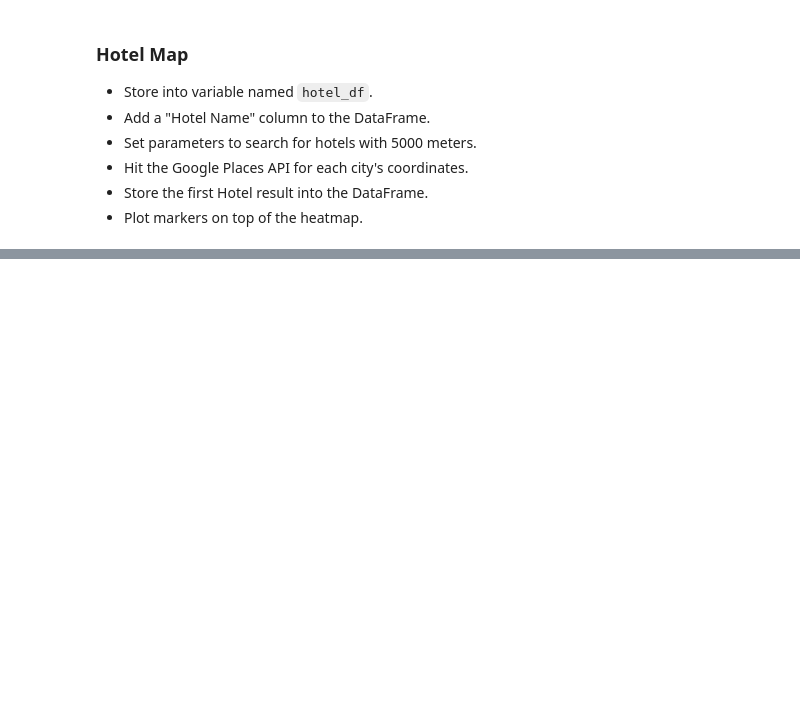
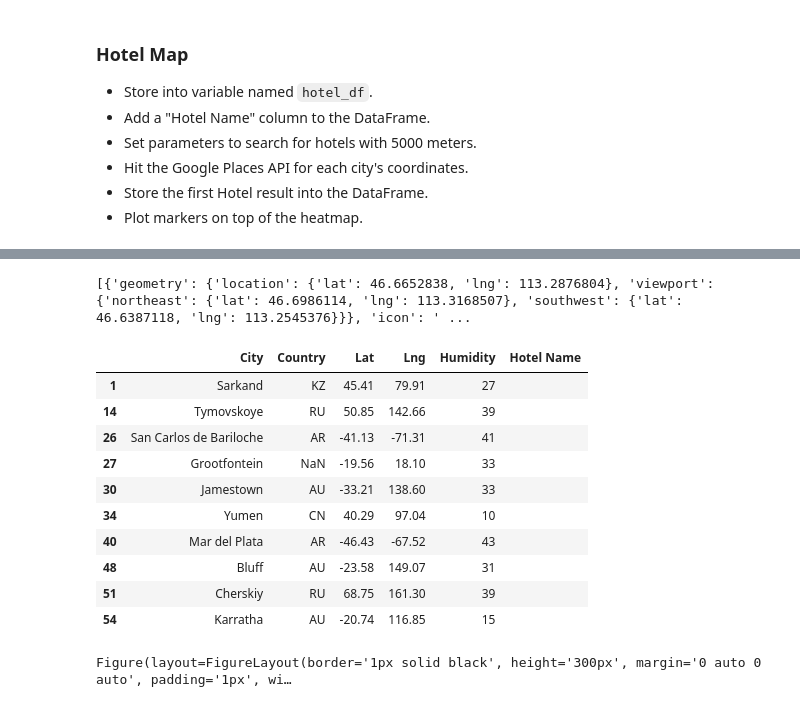
Before and after one commit to deborah129/python-api-challenge, a Jupyter notebook: VacationPy.ipynb, the cells around one changed output, grey strips where cells are left out. Saved outputs shown, nothing was run; the diff lists cells and outputs as text; code cells hidden in the pictures; blank space fills up the shorter version.

```diff
--- a/VacationPy.ipynb
+++ b/VacationPy.ipynb
@@ -123,6 +141,6 @@ See the caveats in the documentation: http://pandas.pydata.org/pandas-docs/stabl
 # %%
 base_url = "https://maps.googleapis.com/maps/api/place/nearbysearch/json"
-print(requests.get(base_url).json())
+#print(requests.get(base_url).json())
 params = {"radius": 5000,
             "type": "hotels",
          "key": g_key}
@@ -132,12 +150,27 @@ for index, row in hotels_df.iterrows():
     response = requests.get(base_url, params =params).json()
 
     results = response["results"]
+print(results)
     #hotel_names.append(response["results"][0]["name"])
 #print(hotel_names)
+# %% [output]
+[{'geometry': {'location': {'lat': 46.6652838, 'lng': 113.2876804}, 'viewport': {'northeast': {'lat': 46.6986114, 'lng': 113.3168507}, 'southwest': {'lat': 46.6387118, 'lng': 113.2545376}}}, 'icon': ' ...
 # %%
 
-hotels_df.loc[index, "Hotel Name"] = results['hotel_names']
-hotels_df
+hotels_df.loc[index, "Hotel Name"] = results[0]['name']
+hotels_df.head(10)
+# %% [output]
+|  | City | Country | Lat | Lng | Humidity | Hotel Name |
+| 1 | Sarkand | KZ | 45.41 | 79.91 | 27 |  |
+| 14 | Tymovskoye | RU | 50.85 | 142.66 | 39 |  |
+| 26 | San Carlos de Bariloche | AR | -41.13 | -71.31 | 41 |  |
+| 27 | Grootfontein | NaN | -19.56 | 18.10 | 33 |  |
+| 30 | Jamestown | AU | -33.21 | 138.60 | 33 |  |
+| 34 | Yumen | CN | 40.29 | 97.04 | 10 |  |
+| 40 | Mar del Plata | AR | -46.43 | -67.52 | 43 |  |
+| 48 | Bluff | AU | -23.58 | 149.07 | 31 |  |
+| 51 | Cherskiy | RU | 68.75 | 161.30 | 39 |  |
+| 54 | Karratha | AU | -20.74 | 116.85 | 15 |  |
 # %%
 # NOTE: Do not change any of the code in this cell
 
@@ -160,0 +190,28 @@ locations = hotel_df[["Lat", "Lng"]]
+# %%
+# Add marker layer ontop of heat map
+
+#new_york_coordinates = (40.75, -74.00)
+#fig = gmaps.figure(center=new_york_coordinates, zoom_level=2)
+#heat_layer = gmaps.heatmap_layer(locations, weights="Humidity", dissipating=False, max_intensity=10, point_radius=2)
+
+#Add layer
+##fig.add_layer(heat_layer)
+#fig
+
+figure_layout = {'width': '400px',
+                'height': '300px',
+                'border': '1px solid black',
+                'padding': '1px',
+                'margin': '0 auto 0 auto'}
+fig =gmaps.figure(layout=figure_layout)
+markers =gmaps.marker_layer(locations)
+fig.add_layer(markers)
+# Display Map
+fig
+
+#fig =gmaps.figure()
+#fig.add_layer(heat-layer)
+#fig.add_layers(markers)
+#fig
+# %% [output]
+Figure(layout=FigureLayout(border='1px solid black', height='300px', margin='0 auto 0 auto', padding='1px', wi…
```
Also changed, not shown: parts of 5 cells of this notebook.
